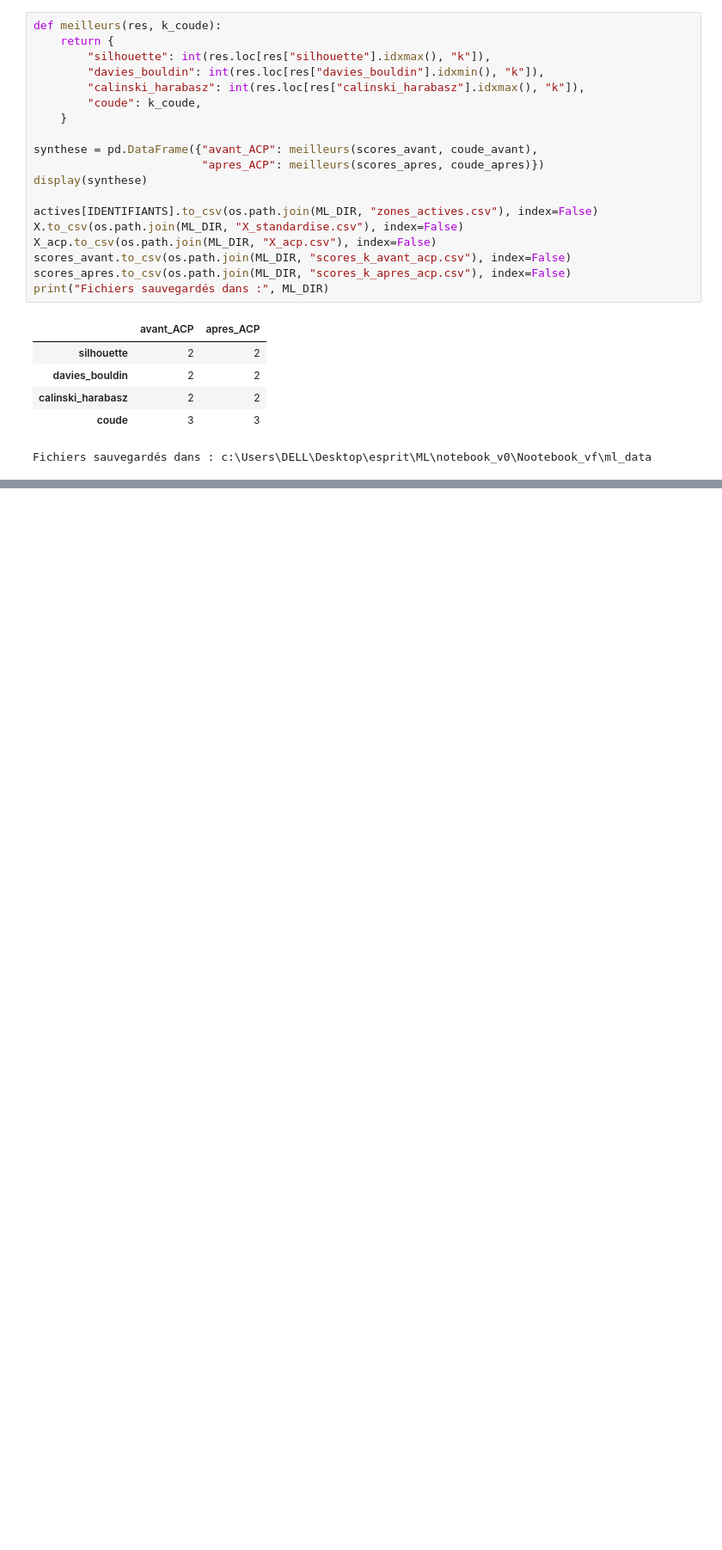
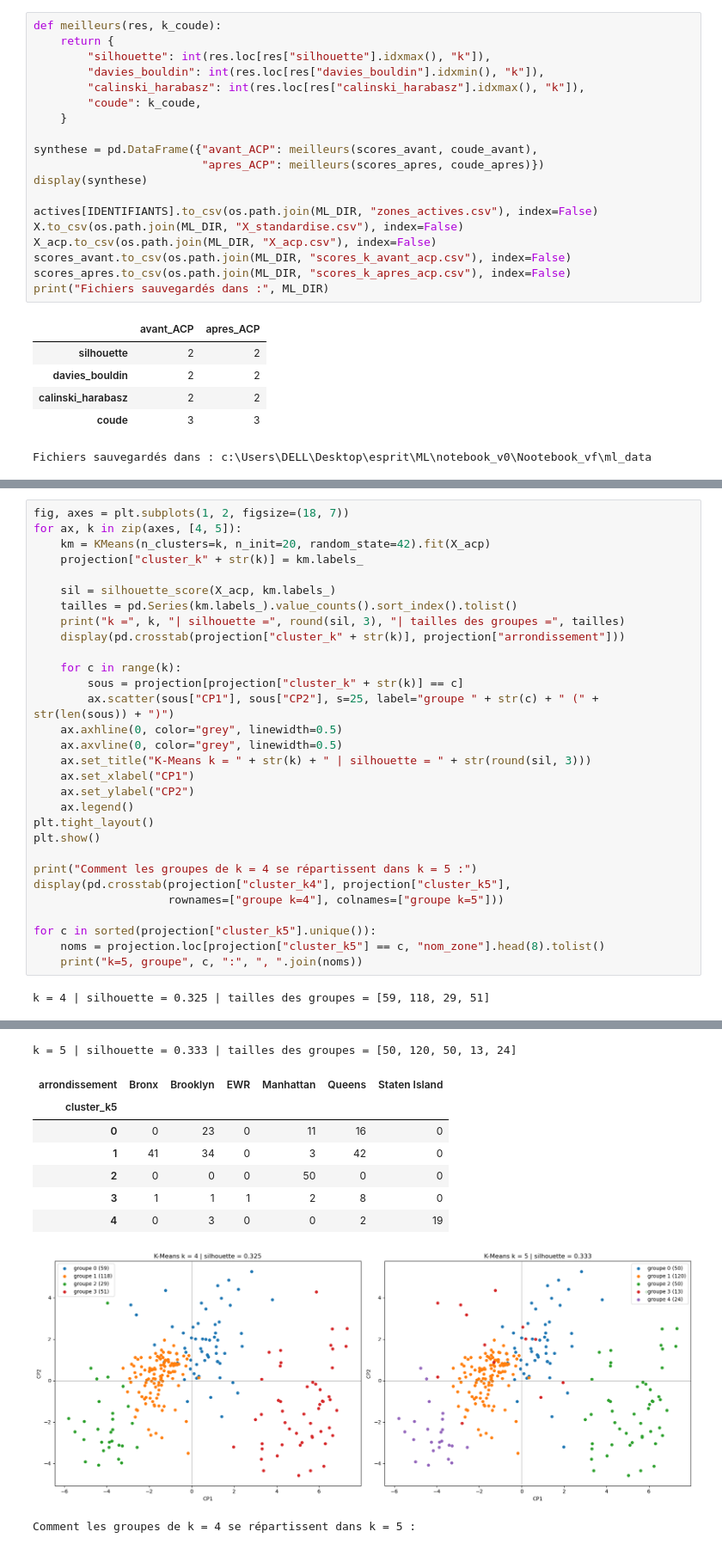
Before and after one commit to BenOthmenRayen/nyc-tlc-Machine_Learning, a Jupyter notebook: 06_kmeans.ipynb, the cells around one changed output, grey strips where cells are left out. Shown at 86% size. Cells and saved outputs as stored; diff of their text form; blank space fills up the shorter version.

```diff
--- a/06_kmeans.ipynb
+++ b/06_kmeans.ipynb
@@ -586,0 +672,32 @@ Fichiers sauvegardés dans : c:\Users\DELL\Desktop\esprit\ML\notebook_v0\Nootebo
+# %%
+fig, axes = plt.subplots(1, 2, figsize=(18, 7))
+for ax, k in zip(axes, [4, 5]):
+    km = KMeans(n_clusters=k, n_init=20, random_state=42).fit(X_acp)
+    projection["cluster_k" + str(k)] = km.labels_
+
+    sil = silhouette_score(X_acp, km.labels_)
+    tailles = pd.Series(km.labels_).value_counts().sort_index().tolist()
+    print("k =", k, "| silhouette =", round(sil, 3), "| tailles des groupes =", tailles)
+    display(pd.crosstab(projection["cluster_k" + str(k)], projection["arrondissement"]))
+
+    for c in range(k):
+        sous = projection[projection["cluster_k" + str(k)] == c]
+        ax.scatter(sous["CP1"], sous["CP2"], s=25, label="groupe " + str(c) + " (" + str(len(sous)) + ")")
+    ax.axhline(0, color="grey", linewidth=0.5)
+    ax.axvline(0, color="grey", linewidth=0.5)
+    ax.set_title("K-Means k = " + str(k) + " | silhouette = " + str(round(sil, 3)))
+    ax.set_xlabel("CP1")
+    ax.set_ylabel("CP2")
+    ax.legend()
+plt.tight_layout()
+plt.show()
+
+print("Comment les groupes de k = 4 se répartissent dans k = 5 :")
+display(pd.crosstab(projection["cluster_k4"], projection["cluster_k5"],
+                    rownames=["groupe k=4"], colnames=["groupe k=5"]))
+
+for c in sorted(projection["cluster_k5"].unique()):
+    noms = projection.loc[projection["cluster_k5"] == c, "nom_zone"].head(8).tolist()
+    print("k=5, groupe", c, ":", ", ".join(noms))
+# %% [output]
+k = 4 | silhouette = 0.325 | tailles des groupes = [59, 118, 29, 51]
@@ -586,0 +710,10 @@ Fichiers sauvegardés dans : c:\Users\DELL\Desktop\esprit\ML\notebook_v0\Nootebo
+k = 5 | silhouette = 0.333 | tailles des groupes = [50, 120, 50, 13, 24]
+| arrondissement | Bronx | Brooklyn | EWR | Manhattan | Queens | Staten Island |
+| cluster_k5 |  |  |  |  |  |  |
+| 0 | 0 | 23 | 0 | 11 | 16 | 0 |
+| 1 | 41 | 34 | 0 | 3 | 42 | 0 |
+| 2 | 0 | 0 | 0 | 50 | 0 | 0 |
+| 3 | 1 | 1 | 1 | 2 | 8 | 0 |
+| 4 | 0 | 3 | 0 | 0 | 2 | 19 |
+[figure, added]
+Comment les groupes de k = 4 se répartissent dans k = 5 :
```
Also changed, not shown: parts of 23 cells of this notebook, 1 other file.
